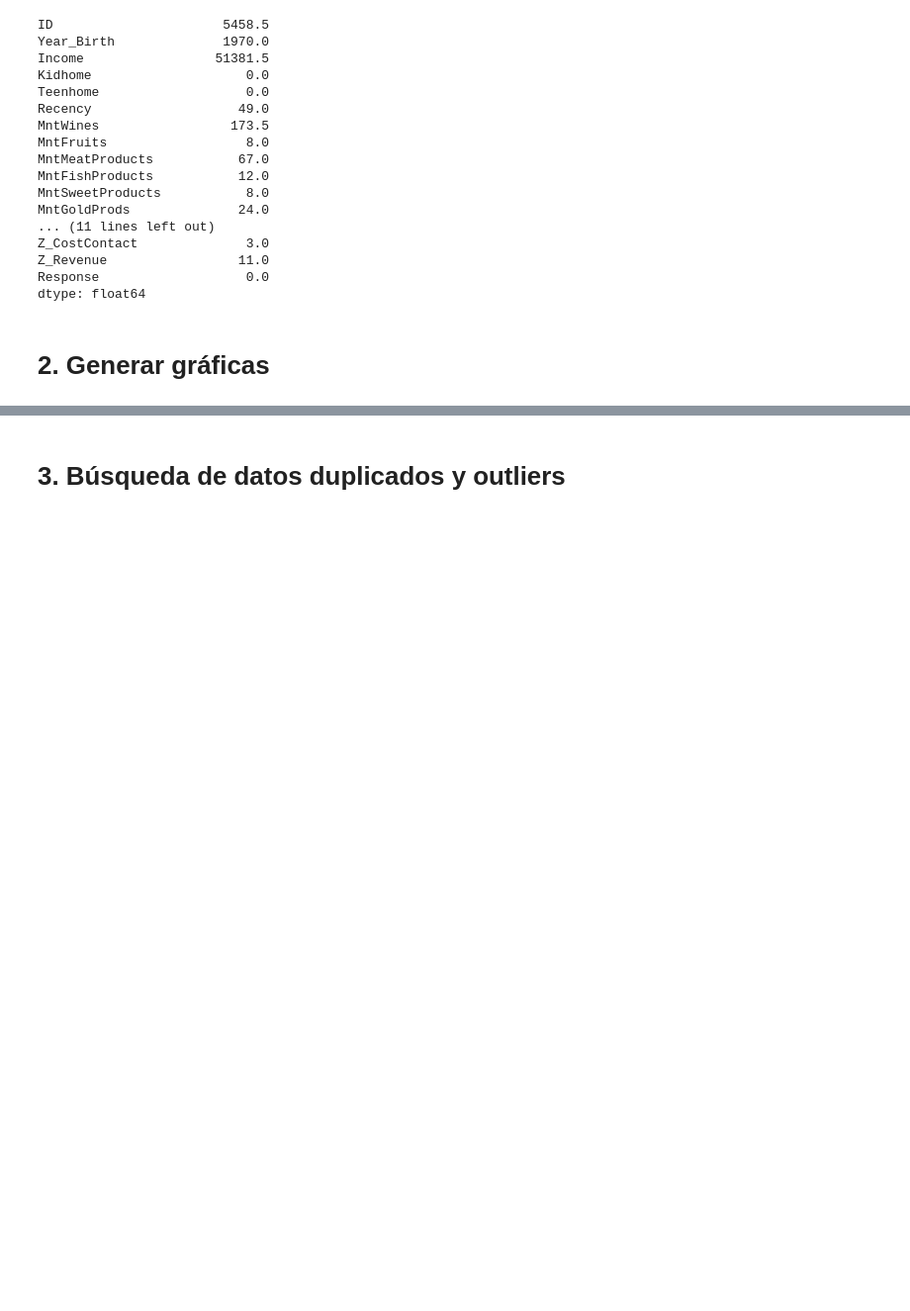
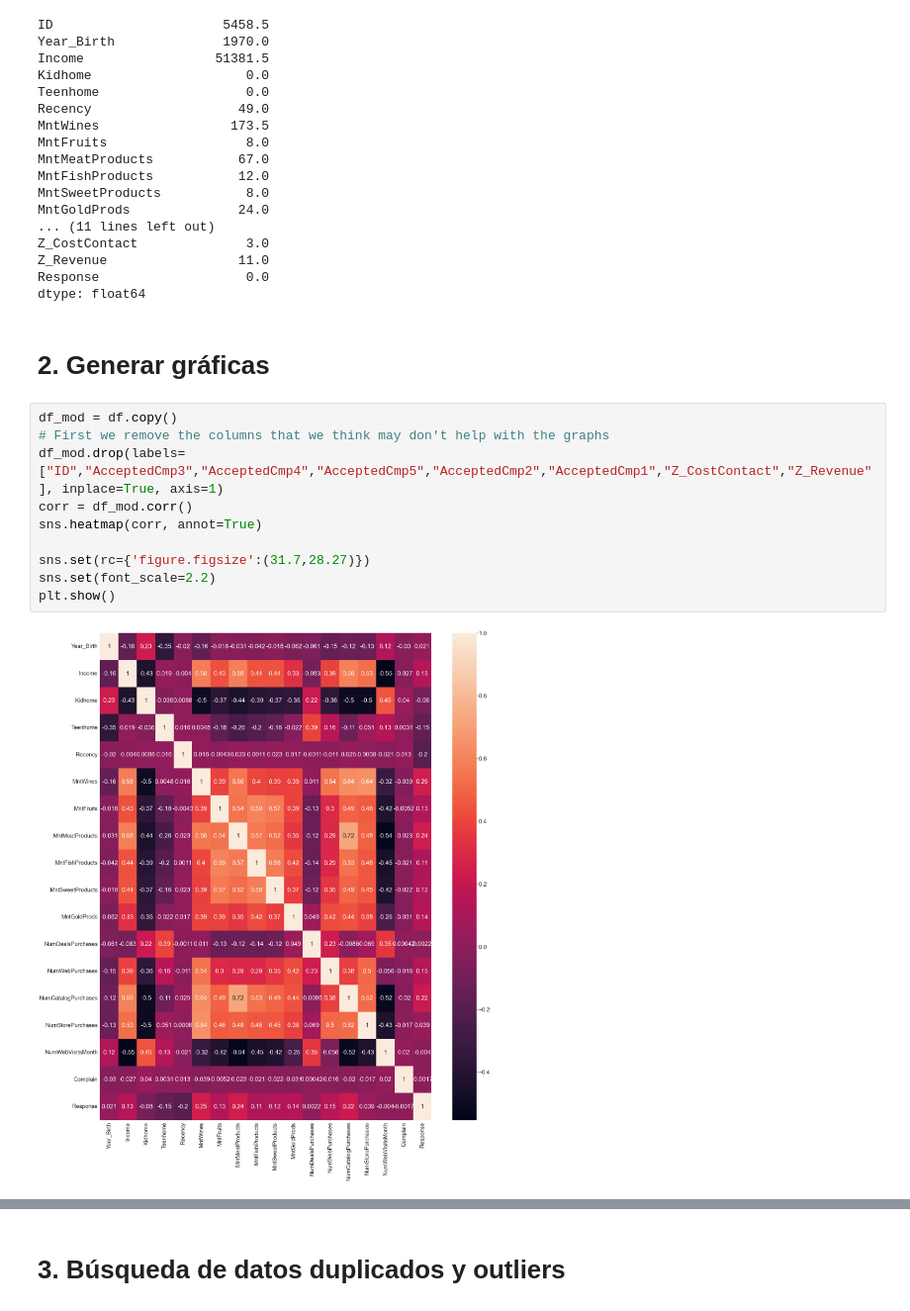
Before and after one commit to Giovanni2414/analytics-solutions-portfolio, a Jupyter notebook: Codigo/ExploratoryDataAnalysis.ipynb, the cells around one changed output, grey strips where cells are left out. Shown at 99% size. Saved outputs shown, nothing was run; the diff lists cells and outputs as text; blank space fills up the shorter version.

```diff
--- a/Codigo/ExploratoryDataAnalysis.ipynb
+++ b/Codigo/ExploratoryDataAnalysis.ipynb
@@ -94,3 +94,15 @@ Response                   0.0
 dtype: float64
 # %% [markdown]
 # 2. Generar gráficas
+# %%
+df_mod = df.copy()
+# First we remove the columns that we think may don't help with the graphs
+df_mod.drop(labels=["ID","AcceptedCmp3","AcceptedCmp4","AcceptedCmp5","AcceptedCmp2","AcceptedCmp1","Z_CostContact","Z_Revenue"], inplace=True, axis=1)
+corr = df_mod.corr()
+sns.heatmap(corr, annot=True)
+
+sns.set(rc={'figure.figsize':(31.7,28.27)})
+sns.set(font_scale=2.2)
+plt.show()
+# %% [output]
+[figure, added]
```
Also changed, not shown: parts of 13 cells of this notebook.
